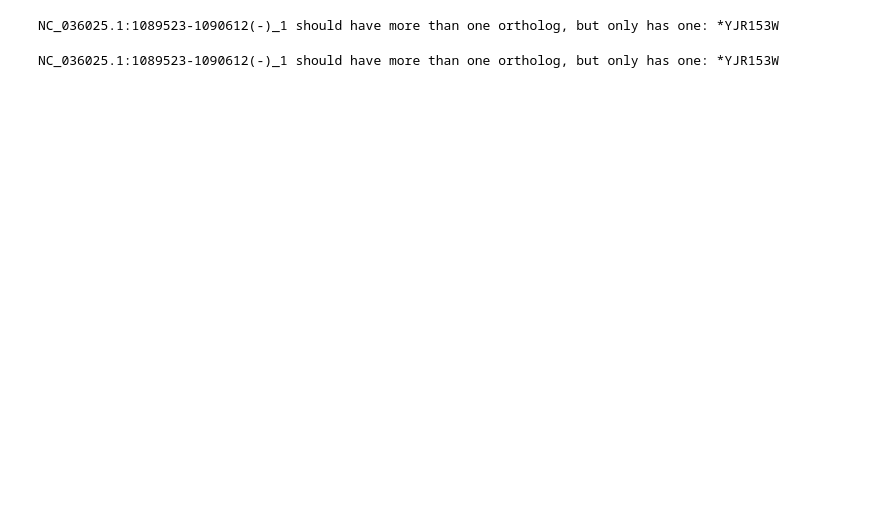
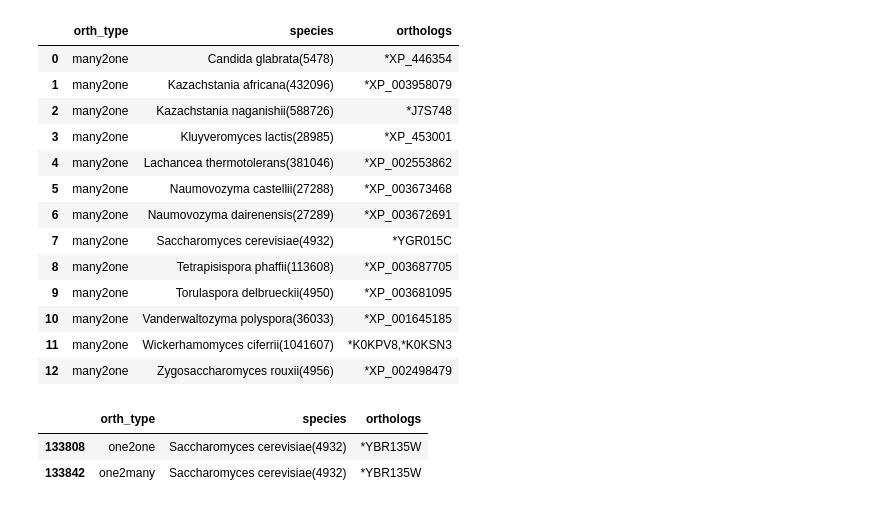
Before and after one commit to heineike02/diverse_yeast, a Jupyter notebook: eggnog_mapping.ipynb, the cells around one changed output. Drawn from its saved outputs; the diff is of its cells as text; code cells hidden in the pictures; blank space fills up the shorter version.

```diff
--- a/eggnog_mapping.ipynb
+++ b/eggnog_mapping.ipynb
@@ -21,0 +208,29 @@ orthtable = pd.read_table( base_dir + os.sep + os.path.normpath('eggnog_mapper/K
+# %%
+# For each seed
+#for seqid, seed_id in zip(orthseeds['#qseqid'], orthseeds['sseqid']):
+
+seqid = 'sp|A0A1E3P8S8|EAT2_WICAA'
+seed_id = '1041607.K0KSN3'
+
+seq_orths = groups.get_group(seqid)
+
+# Find the row for that seed
+
+# make its orthtype, seed
+# %%
+seq_orths
+# %% [output]
+|  | orth_type | species | orthologs |
+| 0 | many2one | Candida glabrata(5478) | *XP_446354 |
+| 1 | many2one | Kazachstania africana(432096) | *XP_003958079 |
+| 2 | many2one | Kazachstania naganishii(588726) | *J7S748 |
+| 3 | many2one | Kluyveromyces lactis(28985) | *XP_453001 |
+| 4 | many2one | Lachancea thermotolerans(381046) | *XP_002553862 |
+| 5 | many2one | Naumovozyma castellii(27288) | *XP_003673468 |
+| 6 | many2one | Naumovozyma dairenensis(27289) | *XP_003672691 |
+| 7 | many2one | Saccharomyces cerevisiae(4932) | *YGR015C |
+| 8 | many2one | Tetrapisispora phaffii(113608) | *XP_003687705 |
+| 9 | many2one | Torulaspora delbrueckii(4950) | *XP_003681095 |
+| 10 | many2one | Vanderwaltozyma polyspora(36033) | *XP_001645185 |
+| 11 | many2one | Wickerhamomyces ciferrii(1041607) | *K0KPV8,*K0KSN3 |
+| 12 | many2one | Zygosaccharomyces rouxii(4956) | *XP_002498479 |
@@ -22,44 +244,6 @@ orthtable = pd.read_table( base_dir + os.sep + os.path.normpath('eggnog_mapper/K
 # %%
-orthtable_scer = orthtable[orthtable['species']=='Saccharomyces cerevisiae(4932)']
+a[a['species']=='Saccharomyces cerevisiae(4932)']
+# %% [output]
+|  | orth_type | species | orthologs |
+| 133808 | one2one | Saccharomyces cerevisiae(4932) | *YBR135W |
+| 133842 | one2many | Saccharomyces cerevisiae(4932) | *YBR135W |
-# %%
-#orth_types = ['one2one', 'many2one', 'one2many', 'many2many']
-
-source = 'Kmar'
-target = 'Scer'
-
-orthgroups = orthtable_scer.groupby('orth_type')
-
-#for orth_type in orth_types:
-
-
-
-data = []
-
-#Append data with source_genename, target_genename, orth_type
-
-for orth_type in ['one2one', 'many2one', 'one2many', 'many2many']:
-    orthtable_scer_type = orthgroups.get_group(orth_type)
-
-    for row in orthtable_scer_type.iterrows():
-        source_genename = row[1]['#query']
-        row_orths_raw = row[1]['orthologs']
-        row_orths = row_orths_raw.split(',')
-        if orth_type in {'one2many', 'many2many'}:
-            if len(row_orths)==1:
-                print("{} should have more than one ortholog, but only has one: {}".format(source_genename,row_orths_raw ))
-        for row_orth in row_orths:
-            if row_orth[0]=='*':
-                data.append((source_genename, row_orth.split('*')[1],orth_type))
-            else:
-                data.append((source_genename, row_orth[0],orth_type))
-# %% [output]
-NC_036025.1:1089523-1090612(-)_1 should have more than one ortholog, but only has one: *YJR153W
-# %%
-    orthtable_scer_type = orthgroups.get_group(orth_type)
-
-    for row in orthtable_scer_type.iterrows():
-        row_orth = row[1]['orthologs']
-        assert row_orth[0]=='*', 'No * at the beginning of ortholog'
-        data.append((row[1]['#query'], row[1]['orthologs'].split('*')[1],orth_type))
-# %% [output]
-NC_036025.1:1089523-1090612(-)_1 should have more than one ortholog, but only has one: *YJR153W
```
Also changed, not shown: parts of 24 cells of this notebook, 2 other files.
